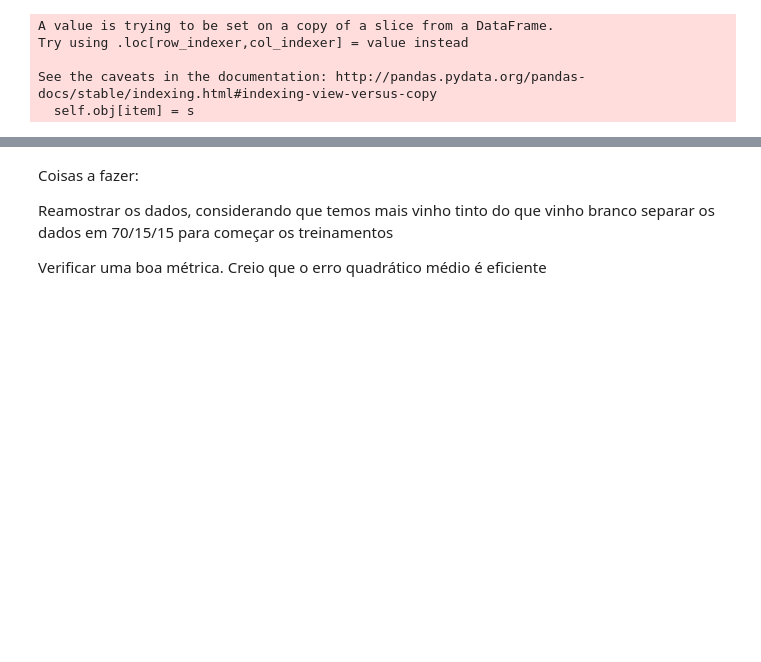
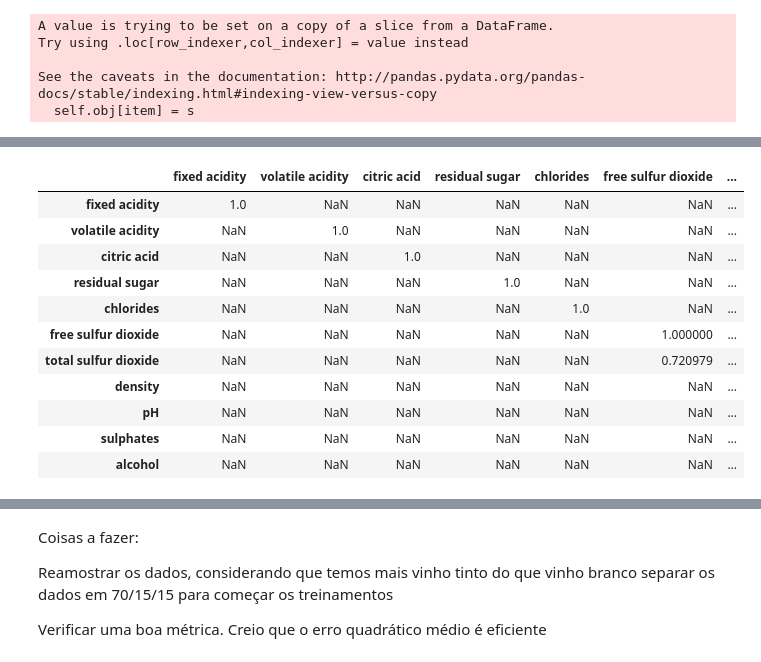
Before and after one commit to danielmbicalho/greenwinequality, a Jupyter notebook: Wine Quality.ipynb, the cells around one changed output, grey strips where cells are left out. Cells and saved outputs as stored; diff of their text form; code cells hidden in the pictures; blank space fills up the shorter version.

```diff
--- a/Wine Quality.ipynb
+++ b/Wine Quality.ipynb
@@ -169,3 +207,16 @@ plt.show()
 # %%
-wines_corr[wines_corr >= 0.9]
+wines_corr[wines_corr >= 0.7]
+# %% [output]
+|  | fixed acidity | volatile acidity | citric acid | residual sugar | chlorides | free sulfur dioxide | ... |
+| fixed acidity | 1.0 | NaN | NaN | NaN | NaN | NaN | ... |
+| volatile acidity | NaN | 1.0 | NaN | NaN | NaN | NaN | ... |
+| citric acid | NaN | NaN | 1.0 | NaN | NaN | NaN | ... |
+| residual sugar | NaN | NaN | NaN | 1.0 | NaN | NaN | ... |
+| chlorides | NaN | NaN | NaN | NaN | 1.0 | NaN | ... |
+| free sulfur dioxide | NaN | NaN | NaN | NaN | NaN | 1.000000 | ... |
+| total sulfur dioxide | NaN | NaN | NaN | NaN | NaN | 0.720979 | ... |
+| density | NaN | NaN | NaN | NaN | NaN | NaN | ... |
+| pH | NaN | NaN | NaN | NaN | NaN | NaN | ... |
+| sulphates | NaN | NaN | NaN | NaN | NaN | NaN | ... |
+| alcohol | NaN | NaN | NaN | NaN | NaN | NaN | ... |
 # %%
```
Also changed, not shown: parts of 23 cells of this notebook.
